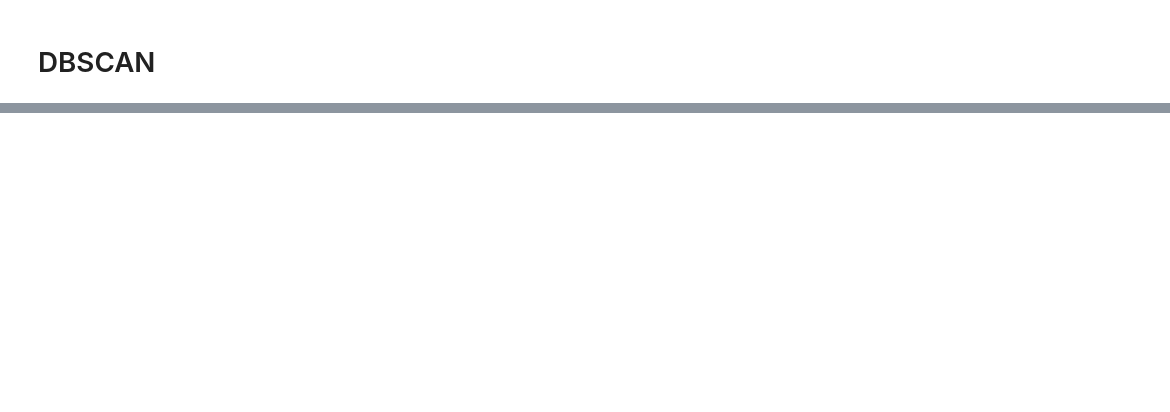
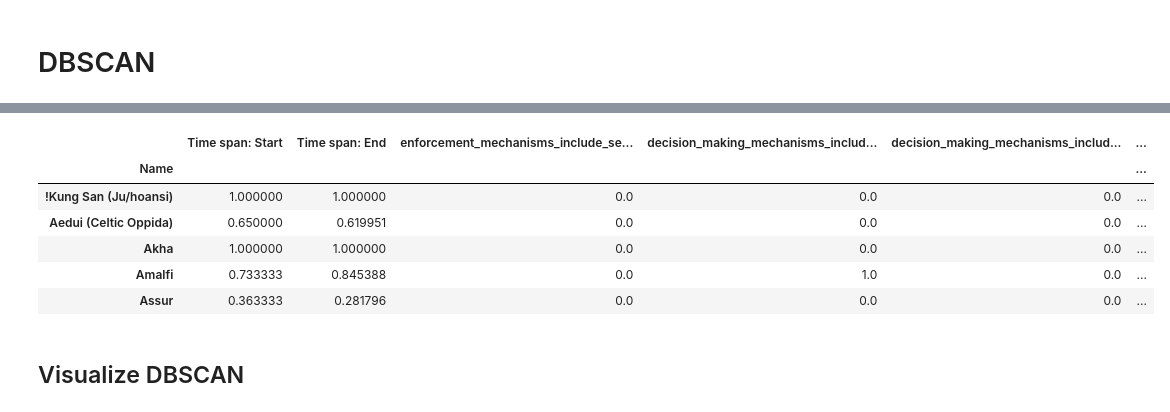
Before and after one commit to metagov/governance-archaeology, a Jupyter notebook: notebooks/Analysis_Similarity_Clustering_Communities.ipynb, the cells around one changed output, grey strips where cells are left out. Drawn from its saved outputs; the diff is of its cells as text; code cells hidden in the pictures; blank space fills up the shorter version.

Commit message:
Add DBSCAN clustering

```diff
--- a/notebooks/Analysis_Similarity_Clustering_Communities.ipynb
+++ b/notebooks/Analysis_Similarity_Clustering_Communities.ipynb
@@ -367,0 +368,2 @@ DBSCAN(eps=3, min_samples=2)
+# %%
+labels = dbscan.labels_
@@ -367,0 +380,6 @@ DBSCAN(eps=3, min_samples=2)
+# %%
+dbscan_df = pd.DataFrame(
+    labels,
+    index=idx_df.index,
+    columns=['dbscan']
+)
@@ -367,0 +419,2 @@ DBSCAN(eps=3, min_samples=2)
+# %%
+plot_df = plot_df.join(dbscan_df)
@@ -367,0 +431,16 @@ DBSCAN(eps=3, min_samples=2)
+# %%
+dbscan_cluster_0 = plot_df[plot_df['dbscan'] == -1]
+dbscan_cluster_1 = plot_df[plot_df['dbscan'] == 0]
+dbscan_cluster_2 = plot_df[plot_df['dbscan'] == 1]
+dbscan_cluster_3 = plot_df[plot_df['dbscan'] == 2]
+dbscan_cluster_4 = plot_df[plot_df['dbscan'] == 3]
+# %%
+dbscan_cluster_0.head()
+# %% [output]
+|  | Time span: Start | Time span: End | enforcement_mechanisms_include_se... | decision_making_mechanisms_includ... | decision_making_mechanisms_includ... | ... |
+| Name |  |  |  |  |  | ... |
+| !Kung San (Ju/hoansi) | 1.000000 | 1.000000 | 0.0 | 0.0 | 0.0 | ... |
+| Aedui (Celtic Oppida) | 0.650000 | 0.619951 | 0.0 | 0.0 | 0.0 | ... |
+| Akha | 1.000000 | 1.000000 | 0.0 | 0.0 | 0.0 | ... |
+| Amalfi | 0.733333 | 0.845388 | 0.0 | 1.0 | 0.0 | ... |
+| Assur | 0.363333 | 0.281796 | 0.0 | 0.0 | 0.0 | ... |
@@ -367,0 +455,2 @@ DBSCAN(eps=3, min_samples=2)
+# %% [markdown]
+## Visualize DBSCAN
```
Also changed, not shown: parts of 21 cells of this notebook.
